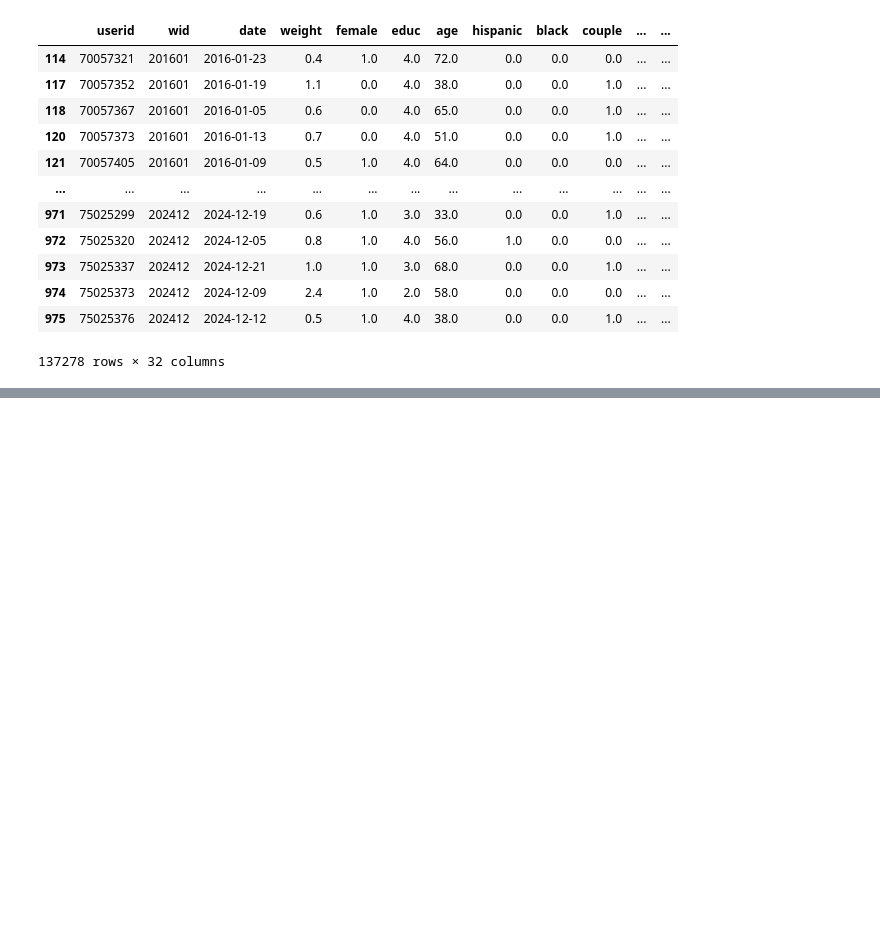
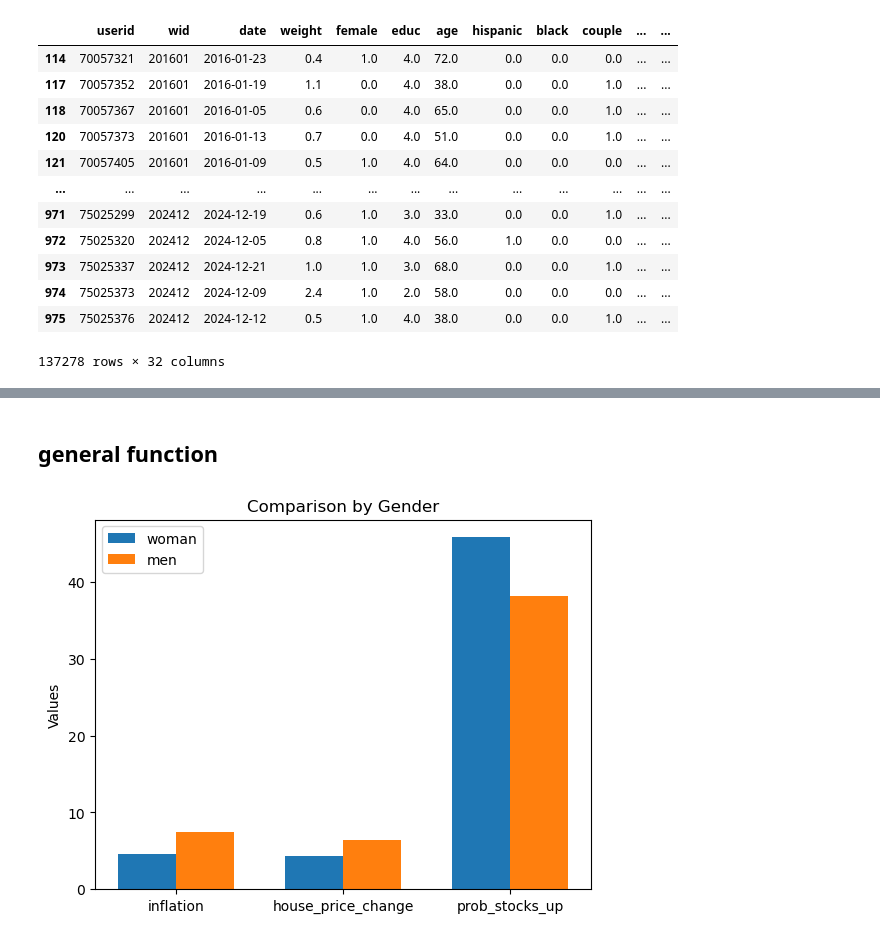
Before and after one commit to OliverNilsen04/TECH2-H25-Term-project, a Jupyter notebook: TermPaper.ipynb, the cells around one changed output, grey strips where cells are left out. Drawn from its saved outputs; the diff is of its cells as text; code cells hidden in the pictures; blank space fills up the shorter version.

Commit message:
feat: task 3 general soloution

```diff
--- a/TermPaper.ipynb
+++ b/TermPaper.ipynb
@@ -239,0 +231,39 @@ latest date: 2024-12-31
+# %% [markdown]
+## general function
+# %%
+def GroupIndex(df, GroupCol):
+    df1 = df.groupby(GroupCol)[["inflation", "house_price_change", "prob_stocks_up"]].mean().reset_index()
+    df1 = df1.set_index(GroupCol)
+    return df1
+df1 = GroupIndex(df, "female")
+# %%
+def BarChart(df, label1, label2):
+    # Choose the elements
+    ColNames = list(df1.columns)
+
+    # number of element on the Xaxis
+    NumCol = len(df1.columns)
+    x = np.arange(NumCol)
+    width = 0.35
+
+    # making bars for men and women (Men = 0, women = 1)
+     # Get values for each group
+    vals1 = df.loc[0, ColNames].squeeze()  # = 0
+    vals2 = df.loc[1, ColNames].squeeze()  # = 1
+
+    plt.bar(x - width/2, vals1, width, label=label1)
+    plt.bar(x + width/2, vals2, width, label=label2)
+
+    # Estetics
+    plt.xticks(x, ColNames)
+    plt.ylabel("Values")
+    plt.title("Comparison by Gender")
+    plt.legend()
+
+
+
+    plt.show()
+
+BarChart(df1, "woman", "men")
+# %% [output]
+[figure, added]
```
Also changed, not shown: parts of 4 cells of this notebook.
